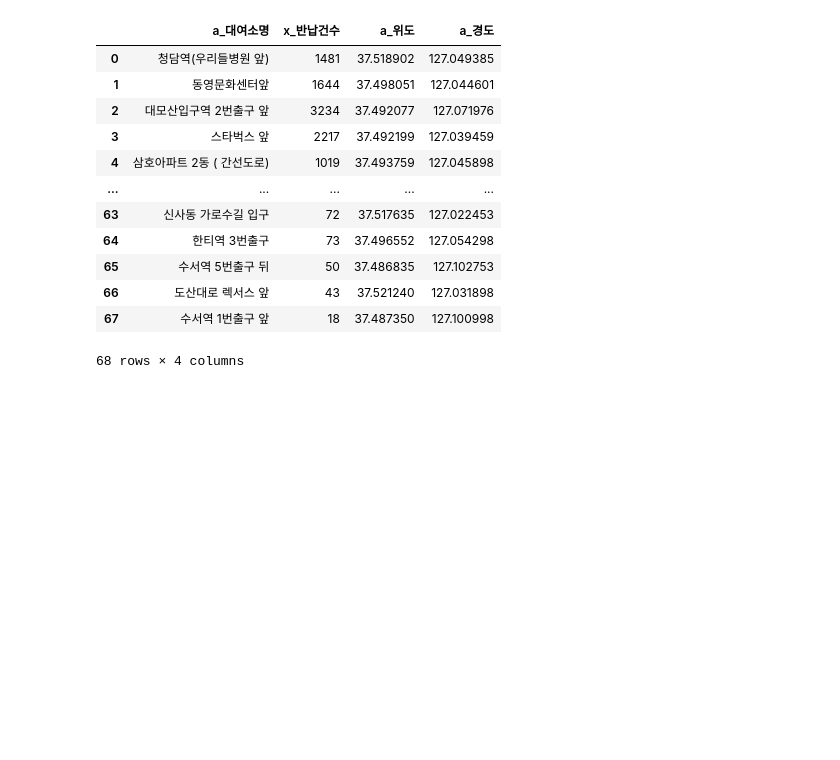
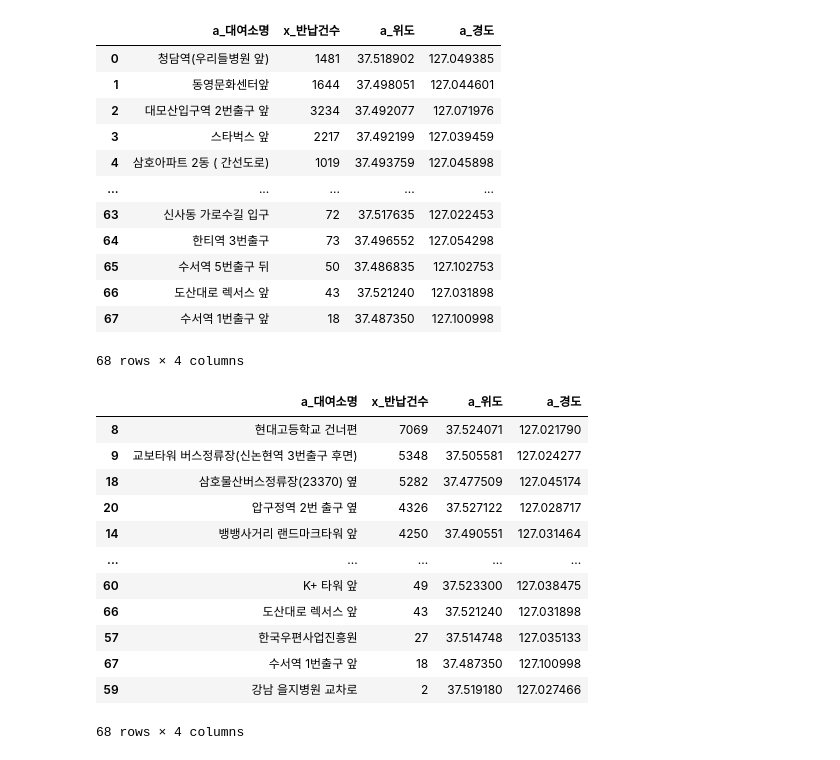
Before and after one commit to dahyun-hey/da_log, a Jupyter notebook: Python/bike_da.ipynb, the cells around one changed output. Saved outputs shown, nothing was run; the diff lists cells and outputs as text; code cells hidden in the pictures; blank space fills up the shorter version.

```diff
--- a/Python/bike_da.ipynb
+++ b/Python/bike_da.ipynb
@@ -352,3 +349,22 @@ right_join
 | 66 | 도산대로 렉서스 앞 | 43 | 37.521240 | 127.031898 |
 | 67 | 수서역 1번출구 앞 | 18 | 37.487350 | 127.100998 |
 68 rows × 4 columns
+# %%
+### 강남구에서  대여소 가장 많은지 세어보기
+## 반납건수 best5찾기(1년동안 )
+sort_top5 = right_join.sort_values(by = "x_반납건수", ascending=False)
+sort_top5
+# %% [output]
+|  | a_대여소명 | x_반납건수 | a_위도 | a_경도 |
+| 8 | 현대고등학교 건너편 | 7069 | 37.524071 | 127.021790 |
+| 9 | 교보타워 버스정류장(신논현역 3번출구 후면) | 5348 | 37.505581 | 127.024277 |
+| 18 | 삼호물산버스정류장(23370) 옆 | 5282 | 37.477509 | 127.045174 |
+| 20 | 압구정역 2번 출구 옆 | 4326 | 37.527122 | 127.028717 |
+| 14 | 뱅뱅사거리 랜드마크타워 앞 | 4250 | 37.490551 | 127.031464 |
+| ... | ... | ... | ... | ... |
+| 60 | K+ 타워 앞 | 49 | 37.523300 | 127.038475 |
+| 66 | 도산대로 렉서스 앞 | 43 | 37.521240 | 127.031898 |
+| 57 | 한국우편사업진흥원 | 27 | 37.514748 | 127.035133 |
+| 67 | 수서역 1번출구 앞 | 18 | 37.487350 | 127.100998 |
+| 59 | 강남 을지병원 교차로 | 2 | 37.519180 | 127.027466 |
+68 rows × 4 columns
```
Also changed, not shown: parts of 5 cells of this notebook, 1 other file.
